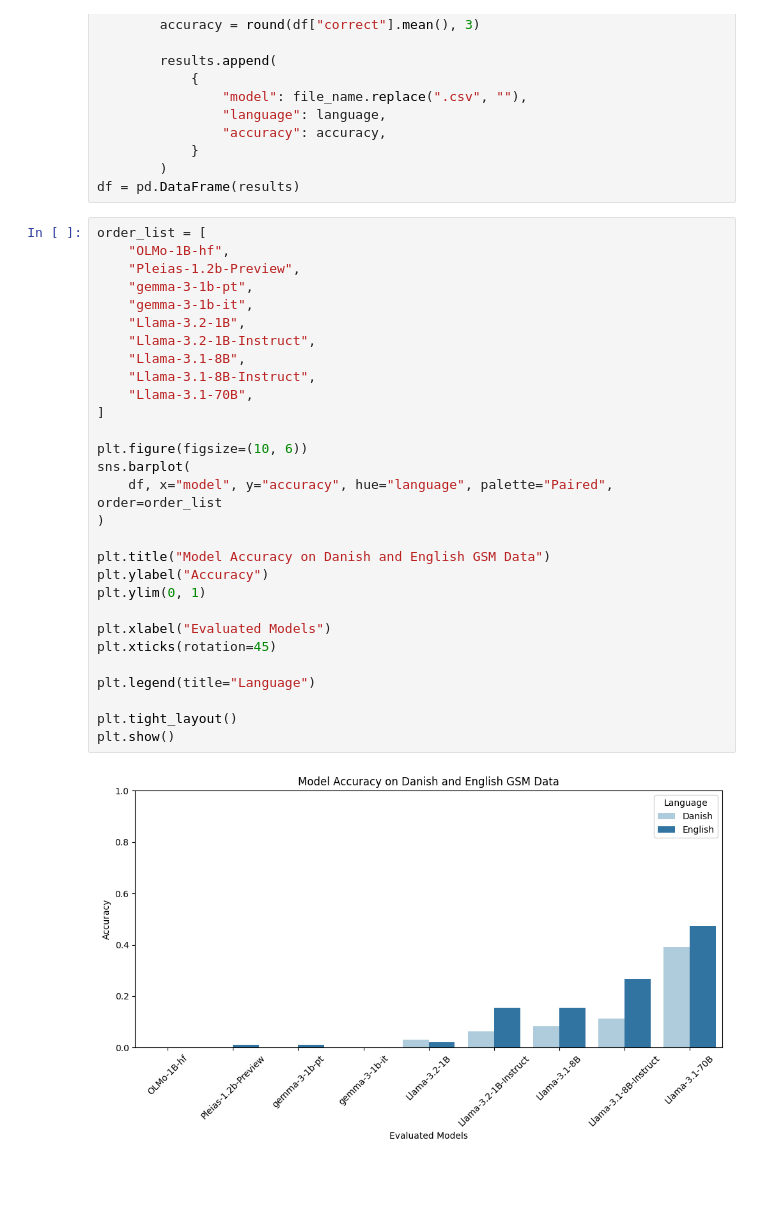
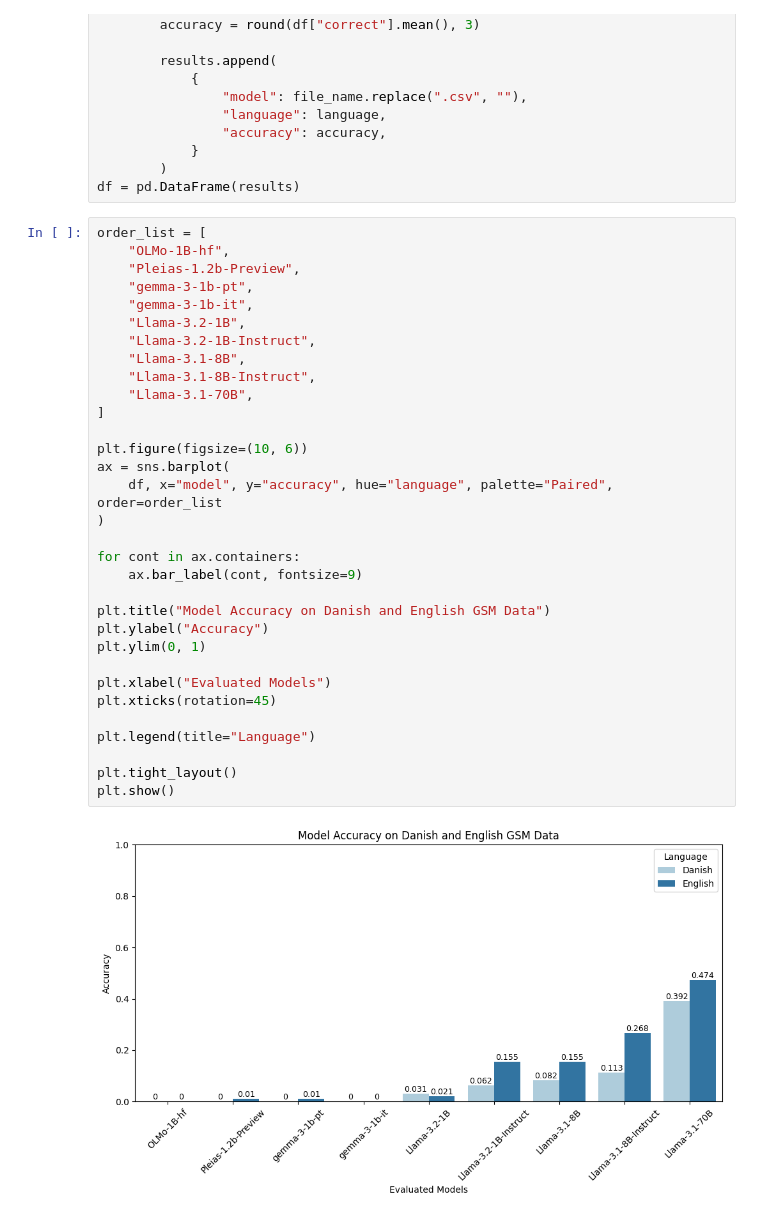
Before and after one commit to centre-for-humanities-computing/m-gsm-symbolic, a Jupyter notebook: notebooks/acc_viz.ipynb, the cells around one changed output. Cells and saved outputs as stored; diff of their text form; blank space fills up the shorter version.

```diff
--- a/notebooks/acc_viz.ipynb
+++ b/notebooks/acc_viz.ipynb
@@ -25,31 +25,34 @@ df = pd.DataFrame(results)
 # %%
 order_list = [
     "OLMo-1B-hf",
     "Pleias-1.2b-Preview",
     "gemma-3-1b-pt",
     "gemma-3-1b-it",
     "Llama-3.2-1B",
     "Llama-3.2-1B-Instruct",
     "Llama-3.1-8B",
     "Llama-3.1-8B-Instruct",
     "Llama-3.1-70B",
 ]
 
 plt.figure(figsize=(10, 6))
-sns.barplot(
+ax = sns.barplot(
     df, x="model", y="accuracy", hue="language", palette="Paired", order=order_list
 )
+
+for cont in ax.containers:
+    ax.bar_label(cont, fontsize=9)
 
 plt.title("Model Accuracy on Danish and English GSM Data")
 plt.ylabel("Accuracy")
 plt.ylim(0, 1)
 
 plt.xlabel("Evaluated Models")
 plt.xticks(rotation=45)
 
 plt.legend(title="Language")
 
 plt.tight_layout()
 plt.show()
 # %% [output]
-[figure, old version]
+[figure, new version]
```
